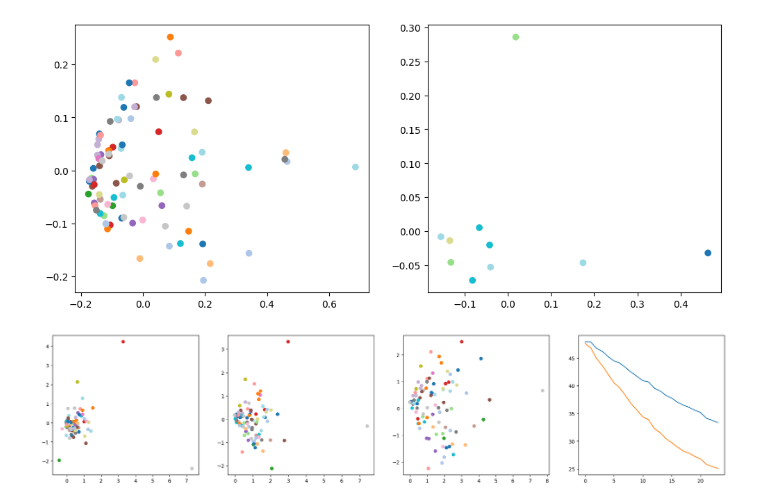
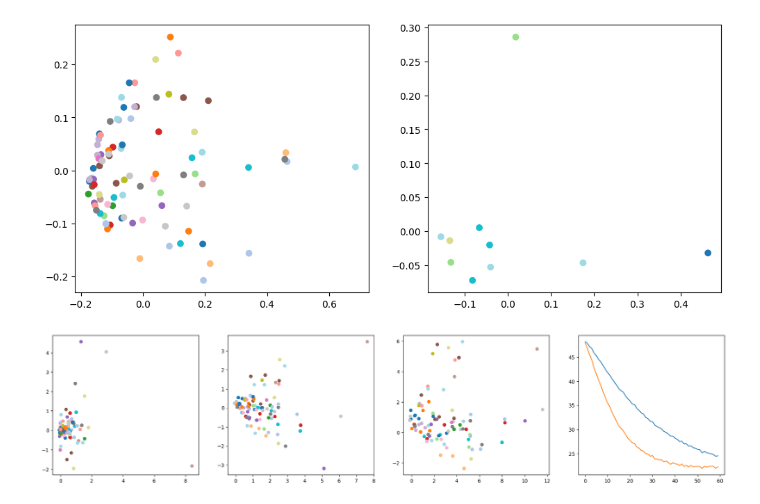
Before and after one commit to wormLove/DCNet, a Jupyter notebook: OdorAnalysis.ipynb, the cells around one changed output. Saved outputs shown, nothing was run; the diff lists cells and outputs as text; code cells hidden in the pictures.

```diff
--- a/OdorAnalysis.ipynb
+++ b/OdorAnalysis.ipynb
@@ -158,25 +158,25 @@ plotter = ProjectionPlotter(4)
 # %%
 from tqdm import tqdm
 
-nepochs = 30
+nepochs = 60
 nbatches = 50
 batch_size = 55
 for epoch in range(nepochs):
     batch_loss1, batch_loss2 = 0.0, 0.0
     for batches in tqdm(range(nbatches), desc=f"Epoch:{epoch+1}/{nepochs}"):
         for x in train_loader(batch_size):
             x = layer1(x)
             x = layer2(x)
             x = layer3(x)
 
         batch_loss1 += layer2.loss/batch_size
         batch_loss2 += layer3.loss/batch_size
 
         layer1.organize()
         layer2.organize()
         layer3.organize()
 
     test_outputs, targets = test_module([layer1, layer2, layer3], test_dataset=train_data, input_transforms=transforms)
     plotter(test_outputs, targets, [batch_loss1, batch_loss2])
 # %% [output]
-[figure, old version]
+[figure, new version]
```
Also changed, not shown: parts of 7 cells of this notebook, 1 other file.
